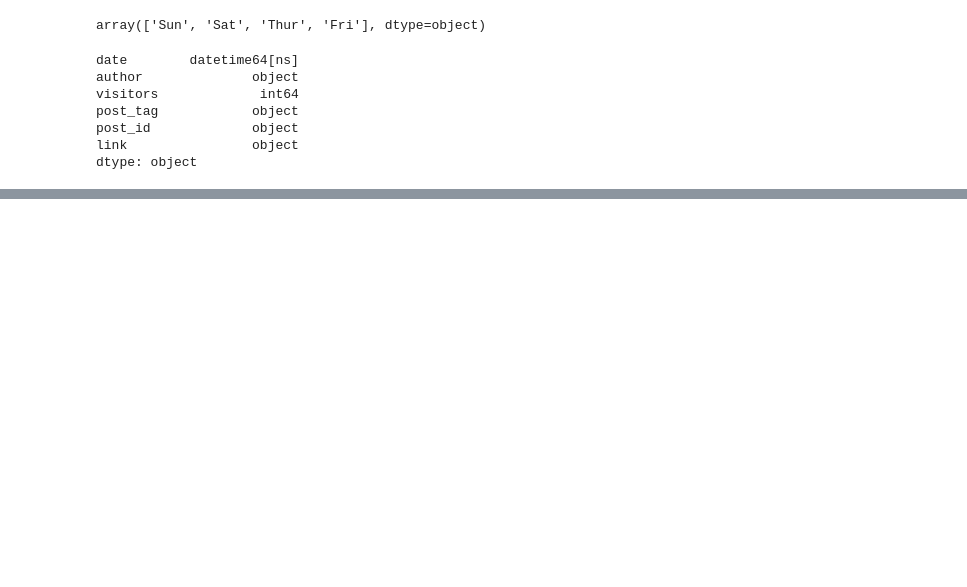
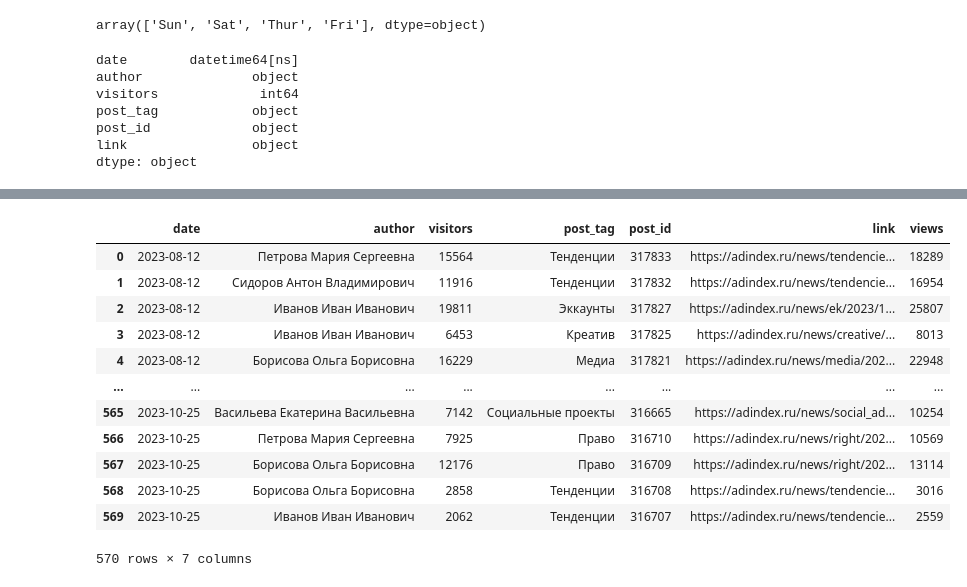
Before and after one commit to Meksis/AdIndexProject, a Jupyter notebook: Utils/tests.ipynb, the cells around one changed output, grey strips where cells are left out. Saved outputs shown, nothing was run; the diff lists cells and outputs as text; code cells hidden in the pictures; blank space fills up the shorter version.

```diff
--- a/tests.ipynb
+++ b/Utils/tests.ipynb
@@ -76,0 +81,2 @@ data.sort_values('date')
+# %%
+result = parser.parse_some_news(days4parse=2)
@@ -76,0 +100,16 @@ data.sort_values('date')
+# %%
+result
+# %% [output]
+|  | date | author | visitors | post_tag | post_id | link | views |
+| 0 | 2023-08-12 | Петрова Мария Сергеевна | 15564 | Тенденции | 317833 | https://adindex.ru/news/tendencie... | 18289 |
+| 1 | 2023-08-12 | Сидоров Антон Владимирович | 11916 | Тенденции | 317832 | https://adindex.ru/news/tendencie... | 16954 |
+| 2 | 2023-08-12 | Иванов Иван Иванович | 19811 | Эккаунты | 317827 | https://adindex.ru/news/ek/2023/1... | 25807 |
+| 3 | 2023-08-12 | Иванов Иван Иванович | 6453 | Креатив | 317825 | https://adindex.ru/news/creative/... | 8013 |
+| 4 | 2023-08-12 | Борисова Ольга Борисовна | 16229 | Медиа | 317821 | https://adindex.ru/news/media/202... | 22948 |
+| ... | ... | ... | ... | ... | ... | ... | ... |
+| 565 | 2023-10-25 | Васильева Екатерина Васильевна | 7142 | Социальные проекты | 316665 | https://adindex.ru/news/social_ad... | 10254 |
+| 566 | 2023-10-25 | Петрова Мария Сергеевна | 7925 | Право | 316710 | https://adindex.ru/news/right/202... | 10569 |
+| 567 | 2023-10-25 | Борисова Ольга Борисовна | 12176 | Право | 316709 | https://adindex.ru/news/right/202... | 13114 |
+| 568 | 2023-10-25 | Борисова Ольга Борисовна | 2858 | Тенденции | 316708 | https://adindex.ru/news/tendencie... | 3016 |
+| 569 | 2023-10-25 | Иванов Иван Иванович | 2062 | Тенденции | 316707 | https://adindex.ru/news/tendencie... | 2559 |
+570 rows × 7 columns
```
Also changed, not shown: parts of 3 cells of this notebook, 12 other files.
